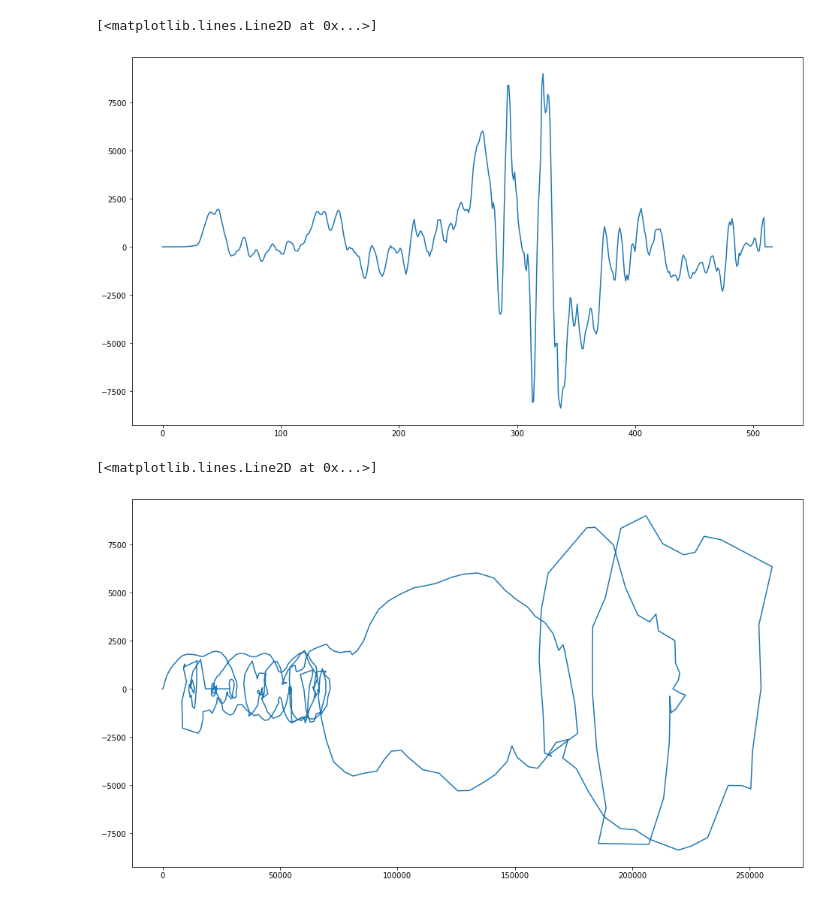
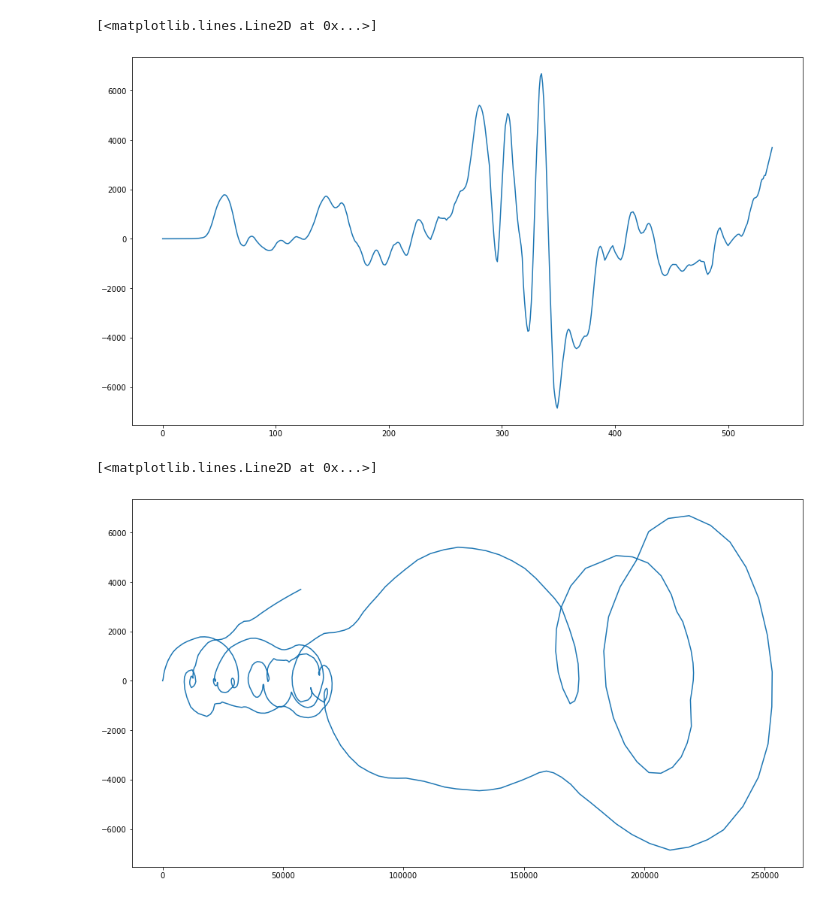
Before and after one commit to amundson/covid-model, a Jupyter notebook: smoothing.ipynb, the cells around one changed output. Saved outputs shown, nothing was run; the diff lists cells and outputs as text; code cells hidden in the pictures.

```diff
--- a/smoothing.ipynb
+++ b/smoothing.ipynb
@@ -22,7 +22,7 @@ import numpy as np
 from numpy.polynomial.polynomial import Polynomial
 # %%
 window = 14
-order = 5
+order = 2
 # %%
 y = np.array(cases[14:])
 x = np.array(range(window))
@@ -34,8 +34,10 @@ for i in range(0, len(y) - window):
     p = Polynomial.fit(x, y_window, order)
     smooth_y[i + center] = p(center)
     y_prime[i + center] = p.deriv(1)(center)
-for i in range(len(y) + center- window, len(y)):
-    smooth_y[i] = p(i)
+offset = len(y) - window
+for i in range(center, window):
+    smooth_y[i + offset] = p(i)
+    y_prime[i + offset] = p.deriv(1)(i)
 # %%
 plt.plot(y)
 plt.plot(smooth_y)
@@ -47,9 +49,9 @@ plt.plot(y_prime)
 #plt.plot(range(len(cases[50:])),cases[50:].diff())
 # %% [output]
 [<matplotlib.lines.Line2D at 0x...>]
-[figure, old version]
+[figure, new version]
 # %%
-plt.plot(y, y_prime)
+plt.plot(smooth_y, y_prime)
 # %% [output]
 [<matplotlib.lines.Line2D at 0x...>]
-[figure, old version]
+[figure, new version]
```
Also changed, not shown: parts of 3 cells of this notebook.
